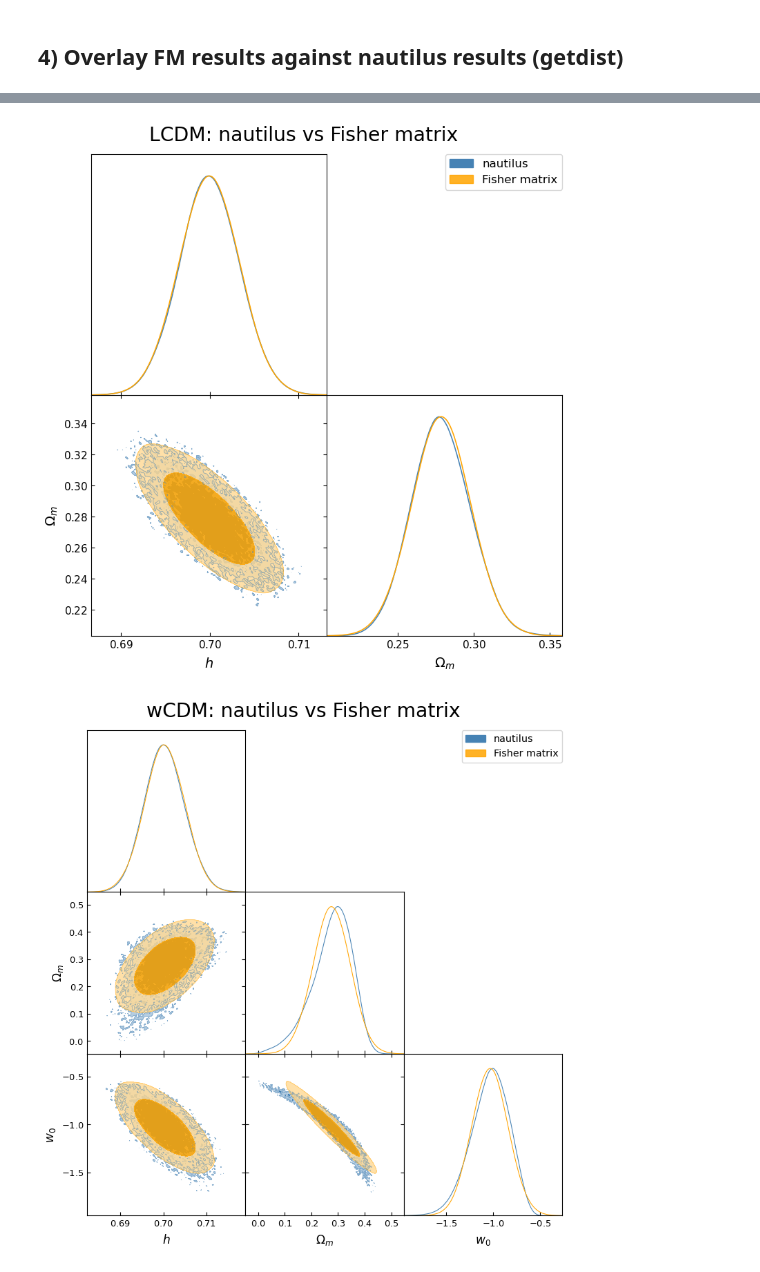
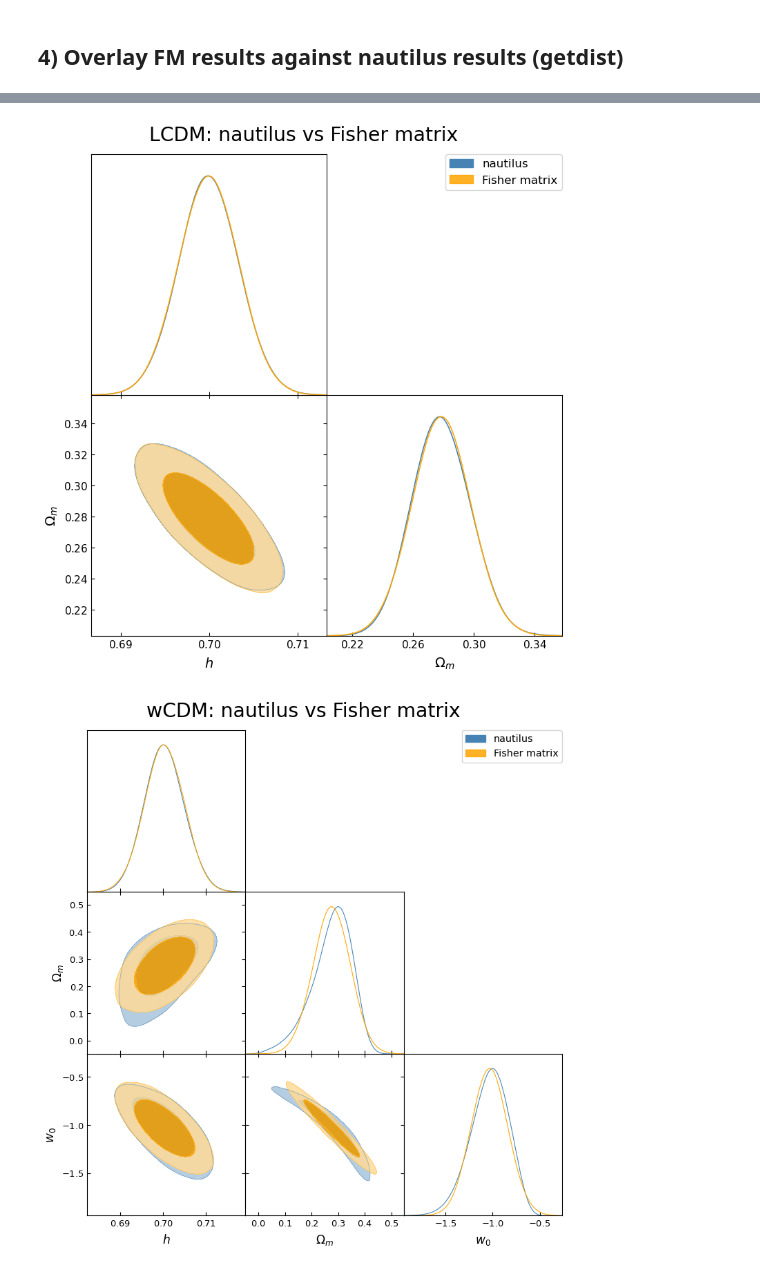
Before and after one commit to davidesciotti/Astrostats, a Jupyter notebook: SNIa_for_astrostats.ipynb, the cells around one changed output, grey strips where cells are left out. Saved outputs shown, nothing was run; the diff lists cells and outputs as text; code cells hidden in the pictures.

```diff
--- a/SNIa_for_astrostats.ipynb
+++ b/SNIa_for_astrostats.ipynb
@@ -593,24 +593,24 @@ for _model in models:
 # %%
 from getdist import plots, MCSamples
 
-gd_samples_dict = {}
+gd_emcee_samples_dict = {}
 
 for _model in models:
     gd_labels = [label.replace('$', '') for label in par_names_tex_dict[_model]]
     gd_names = par_names_dict[_model]
 
-    gd_samples_dict[_model] = MCSamples(
+    gd_emcee_samples_dict[_model] = MCSamples(
         samples=trace_dict_emcee[_model],
         names=gd_names,
         labels=gd_labels,
         name_tag=f'{_model}_emcee',
     )
-    # gd_samples_dict[_model].updateSettings({'contours': [0.68, 0.95]})
+    # gd_emcee_samples_dict[_model].updateSettings({'contours': [0.68, 0.95]})
 
 # Overlay LCDM and wCDM on shared parameters only
 g = plots.get_subplot_plotter(width_inch=10)
 g.triangle_plot(
-    [gd_samples_dict['LCDM'], gd_samples_dict['wCDM']],
+    [gd_emcee_samples_dict['LCDM'], gd_emcee_samples_dict['wCDM']],
     ['h', 'Om', 'w0'],
     filled=True,
     contour_colors=['steelblue', 'darkorange'],
@@ -857,7 +857,7 @@ wCDM: logZ = 110.111, n_eff = 13021.9
 # %% [markdown]
 ### Plot the results with getdist
 # %%
-gd_samples_dict = {}
+gd_nautilus_samples_dict = {}
 for _model in models:
     gd_labels = [label.replace('$', '') for label in par_names_tex_dict[_model]]
     par_names = par_names_dict[_model]
@@ -872,7 +872,7 @@ for _model in models:
     samples = np.column_stack([points[name] for name in par_names])
     weights = np.exp(log_w)
 
-    gd_samples_dict[_model] = MCSamples(
+    gd_nautilus_samples_dict[_model] = MCSamples(
         samples=samples,
         weights=weights,
         names=par_names,
@@ -880,7 +880,7 @@ for _model in models:
     )
 
 g.triangle_plot(
-    [gd_samples_dict['LCDM'], gd_samples_dict['wCDM']],
+    [gd_nautilus_samples_dict['LCDM'], gd_nautilus_samples_dict['wCDM']],
     params=par_names,
     filled=True,
     legend_labels=['LCDM (nautilus)', 'wCDM (nautilus)'],
@@ -1073,41 +1045,20 @@ Fisher sigmas = [0.00470189 0.06980883 0.19514339]
 # %% [markdown]
 ## 3) Build getdist samples for nautilus and Fisher approximation
 # %%
-try:
-    from getdist import MCSamples, plots
-except ModuleNotFoundError as exc:
-    raise ModuleNotFoundError(
-        'getdist is not installed. Install it with: pip install getdist'
-    ) from exc
-
 label_map = {'h': 'h', 'Om': r'\Omega_m', 'w0': 'w_0'}
 
-rng = np.random.default_rng(12345)
-n_nautilus_draws = 100000
+rng = np.random.default_rng(seed)
 n_fisher_draws = 100000
 
-getdist_nautilus = {}
 getdist_fisher = {}
-
 for _model in ['LCDM', 'wCDM']:
     param_names = fisher_results[_model]['param_names']
     labels = [label_map[p] for p in param_names]
-
-    X_naut = np.column_stack([nautilus_points[_model][p] for p in param_names])
-    w = fisher_results[_model]['weights']
-    idx = rng.choice(np.arange(X_naut.shape[0]), size=n_nautilus_draws, p=w)
-    X_naut_eq = X_naut[idx]
 
     theta_fid = fisher_results[_model]['theta_fid']
     C = fisher_results[_model]['C']
     X_fisher = rng.multivariate_normal(theta_fid, C, size=n_fisher_draws)
 
-    getdist_nautilus[_model] = MCSamples(
-        samples=X_naut_eq,
-        names=param_names,
-        labels=labels,
-        name_tag=f'{_model}_nautilus',
-    )
     getdist_fisher[_model] = MCSamples(
         samples=X_fisher,
         names=param_names,
@@ -1127,7 +1078,7 @@ for _model in ['LCDM', 'wCDM']:
 
     g = plots.get_subplot_plotter(width_inch=8)
     g.triangle_plot(
-        [getdist_nautilus[_model], getdist_fisher[_model]],
+        [gd_nautilus_samples_dict[_model], getdist_fisher[_model]],
         param_names,
         filled=True,
         contour_colors=['steelblue', 'orange'],
@@ -1147,2 +1089,2 @@ WARNING:root:fine_bins_2D not large enough for optimal density: Om, w0
-[figure, old version]
+[figure, new version]
-[figure, old version]
+[figure, new version]
```
Also changed, not shown: parts of 4 cells of this notebook.
